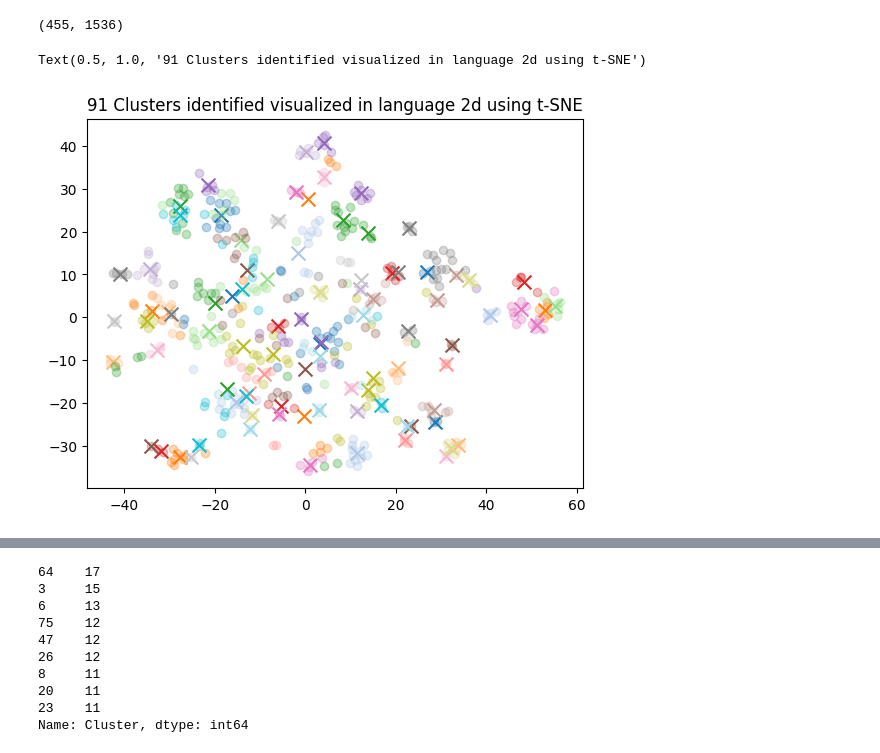
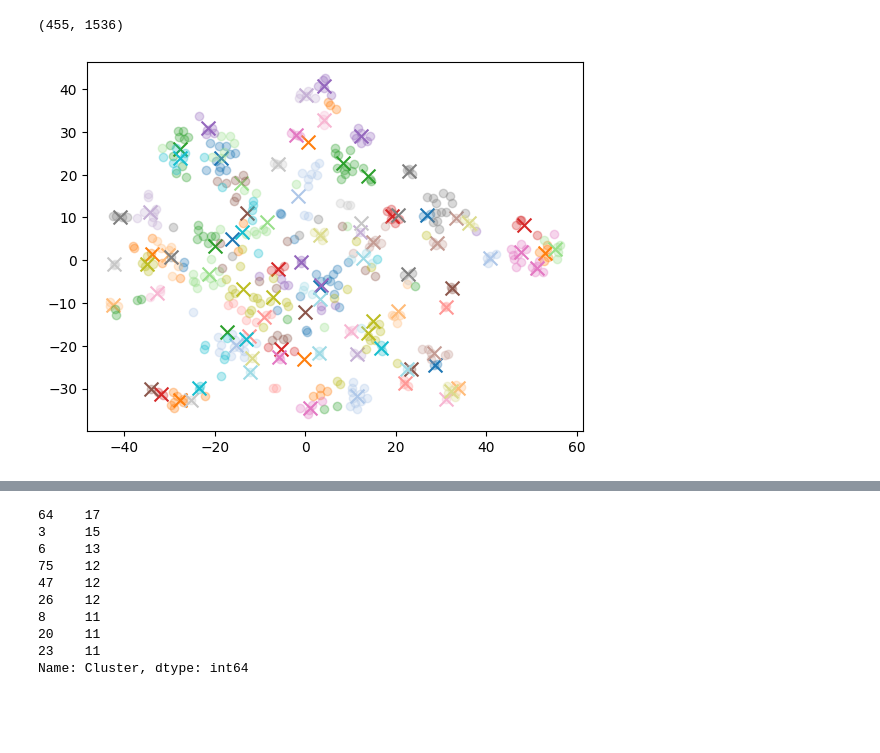
Before and after one commit to benzproduction/bachelorarbeit, a Jupyter notebook: eval_dataset_creation.ipynb, the cells around one changed output, grey strips where cells are left out. Cells and saved outputs as stored; diff of their text form; code cells hidden in the pictures; blank space fills up the shorter version.

```diff
--- a/eval_dataset_creation.ipynb
+++ b/eval_dataset_creation.ipynb
@@ -265,26 +266,26 @@ textchunks_df["Cluster"] = labels
 # %%
 from sklearn.manifold import TSNE
 import matplotlib
 import matplotlib.pyplot as plt
 
 tsne = TSNE(n_components=2, perplexity=15, random_state=42, init="random", learning_rate=200)
 vis_dims2 = tsne.fit_transform(matrix)
 
 x = [x for x, y in vis_dims2]
 y = [y for x, y in vis_dims2]
 
 colors = plt.cm.tab20(np.linspace(0, 1, n_clusters))
 
 for category, color in zip(range(n_clusters), colors):
     xs = np.array(x)[textchunks_df.Cluster == category]
     ys = np.array(y)[textchunks_df.Cluster == category]
     plt.scatter(xs, ys, color=color, alpha=0.3)
 
     avg_x = xs.mean()
     avg_y = ys.mean()
 
     plt.scatter(avg_x, avg_y, marker="x", color=color, s=100)
-plt.title(f"{n_clusters} Clusters identified visualized in language 2d using t-SNE")
+plt.savefig("clusters.png")
+# plt.title(f"{n_clusters} Clusters identified visualized in language 2d using t-SNE")
 # %% [output]
-Text(0.5, 1.0, '91 Clusters identified visualized in language 2d using t-SNE')
-[figure, old version]
+[figure, new version]
```
Also changed, not shown: parts of 17 cells of this notebook, 37 other files.
